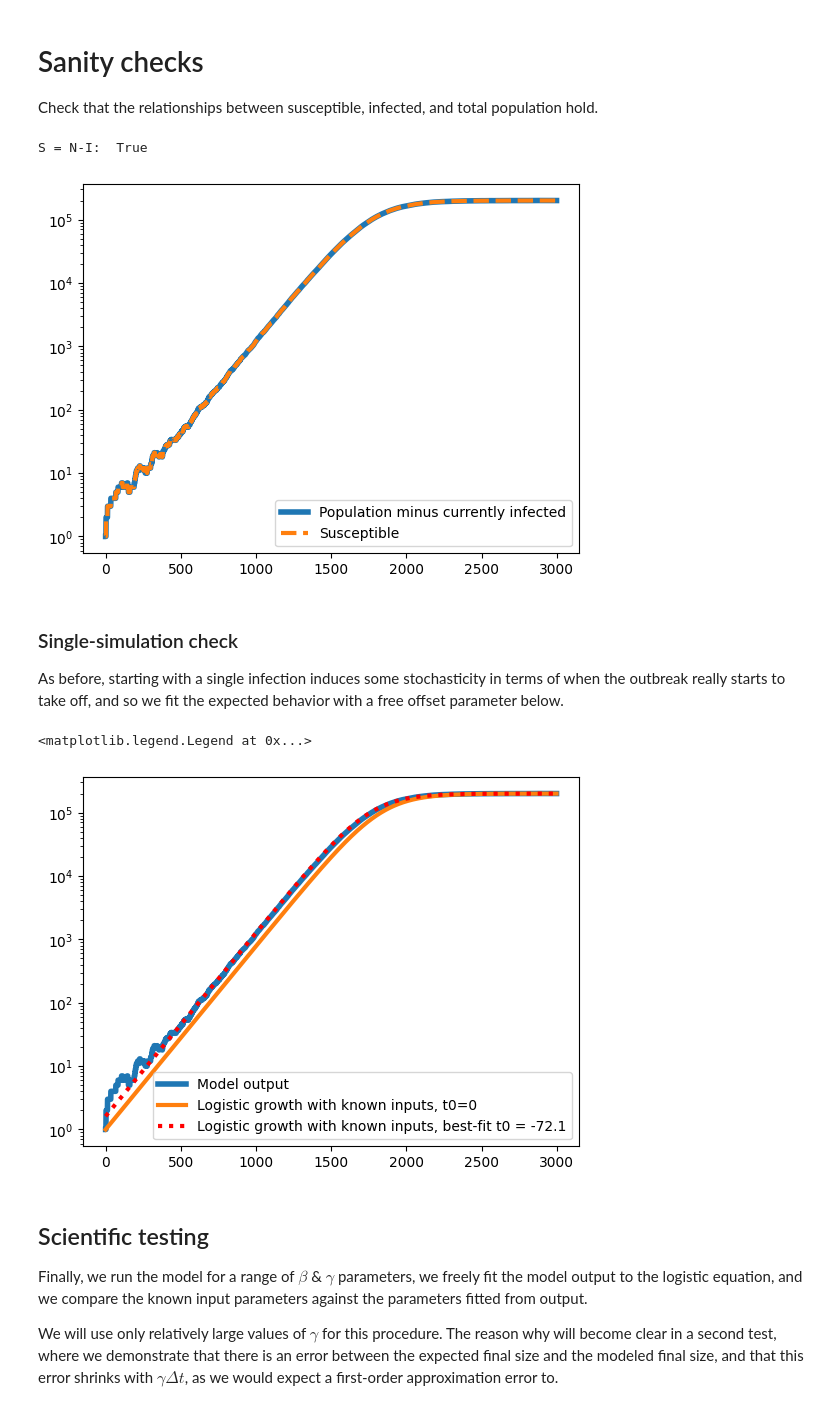
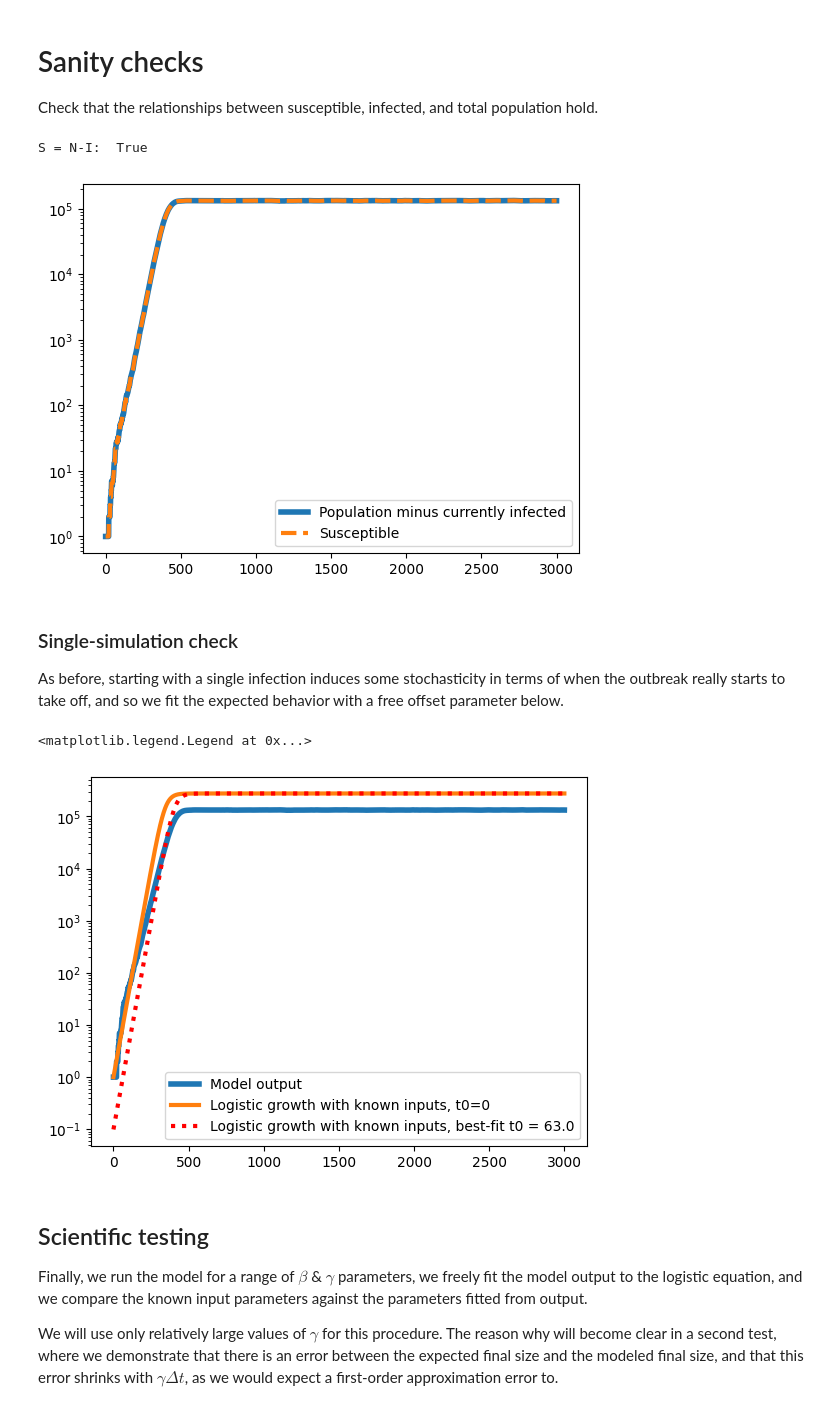
Before and after one commit to InstituteforDiseaseModeling/laser-generic, a Jupyter notebook: notebooks/03_SIS_nobirths_logistic_growth.ipynb, the cells around one changed output. Cells and saved outputs as stored; diff of their text form; code cells hidden in the pictures.

```diff
--- a/notebooks/03_SIS_nobirths_logistic_growth.ipynb
+++ b/notebooks/03_SIS_nobirths_logistic_growth.ipynb
@@ -66 +64,26 @@ Initializing the generic model with 1 patches…
+# %%
+pop = 3e5
+
+# scenario = pd.DataFrame(data=[["homenode", pop]], columns=["name", "population"])
+# parameters = PropertySet({"seed": 4, "nticks": 3000, "verbose": True, "beta": 0.01, "inf_mean": 300})
+# model = Model(scenario, parameters)
+# model.components = [
+#     Infection_SIS,
+#     Susceptibility,
+#     Transmission,
+# ]
+
+scenario = grid(M=1, N=1, node_size_km=10, population_fn=lambda x,y: pop, origin_x=0, origin_y=0)
+initial_infected = 1
+scenario["S"] = scenario.population - initial_infected
+scenario["I"] = initial_infected
+parameters = PropertySet({"seed": 42, "nticks": 3000, "beta": 0.04, "inf_mean": 300})
+model = SIS.Model(scenario, parameters)
+
+draw = partial(np.random.normal, loc=parameters.inf_mean, scale=2)
+model.infectious_duration_distribution = lambda size: np.clip(
+    np.round(draw(size=size)).astype(np.uint8), a_min=1, a_max=None
+)
+
+model.components = [SIS.Susceptible(model), SIS.Infectious(model), SIS.Transmission(model)] # , SIS.VitalDynamics(model)]
 # %%
@@ -86,43 +98,44 @@ Check that the relationships between susceptible, infected, and total population
 # I = model.patches.cases.astype("int")
 # I2 = model.patches.populations[:-1] - model.patches.susceptibility.astype("int")
 # plt.plot(I - I2)
-plt.plot(model.patches.cases.astype("int"), lw=4)
-plt.plot(model.patches.populations[:-1] - model.patches.susceptibility.astype("int"), "--", lw=3)
+plt.plot(model.nodes.I, lw=4)
+N = model.nodes.S + model.nodes.I
+plt.plot(N - model.nodes.S.astype("int"), "--", lw=3)
 plt.yscale("log")
 plt.legend(["Population minus currently infected", "Susceptible", "Population minus cumulative infections (incidence)"])
-print("S = N-I:  " + str(np.isclose(model.patches.susceptibility, model.patches.populations[:-1] - model.patches.cases).all()))
+print("S = N-I:  " + str(np.isclose(model.nodes.S, N - model.nodes.I).all()))
 # %% [output]
 S = N-I:  True
-[figure, old version]
+[figure, new version]
 # %% [markdown]
 ### Single-simulation check
 As before, starting with a single infection induces some stochasticity in terms of when the outbreak really starts to take off, and so we fit the expected behavior with a free offset parameter below.
 # %%
 def SIS_logistic(t, beta, popsize, gamma, t0):
     x = 1 - gamma / beta
     return popsize * x / (1 + (popsize * x - 1) * np.exp(-beta * x * (t - t0)))
 
 
-t = np.arange(model.params.nticks)
+t = np.arange(model.params.nticks+1)
 
 
 def objective(t0):
     return np.sum(
-        (1 - SIS_logistic(t, model.params.beta, pop, 1 / model.params.inf_mean, t0) / np.squeeze(model.patches.cases.astype("int"))) ** 2
+        (1 - SIS_logistic(t, model.params.beta, pop, 1 / model.params.inf_mean, t0) / np.squeeze(model.nodes.I)) ** 2
     )
 
 
 result = minimize(objective, x0=10)
 t0_opt = result.x[0]
 
-plt.plot(model.patches.cases, lw=4)
+plt.plot(model.nodes.I, lw=4)
 plt.plot(SIS_logistic(t, model.params.beta, pop, 1 / model.params.inf_mean, 0), lw=3)
 plt.plot(SIS_logistic(t, model.params.beta, pop, 1 / model.params.inf_mean, t0_opt), "r:", lw=3)
 plt.yscale("log")
 plt.legend(["Model output", "Logistic growth with known inputs, t0=0", f"Logistic growth with known inputs, best-fit t0 = {t0_opt:.1f}"])
 # %% [output]
 <matplotlib.legend.Legend at 0x...>
-[figure, old version]
+[figure, new version]
 # %% [markdown]
 ## Scientific testing
 Finally, we run the model for a range of $\beta$ & $\gamma$  parameters, we freely fit the model output to the logistic equation, and we compare the known input parameters against the parameters fitted from output.
```
Also changed, not shown: parts of 10 cells of this notebook, 7 other files.
